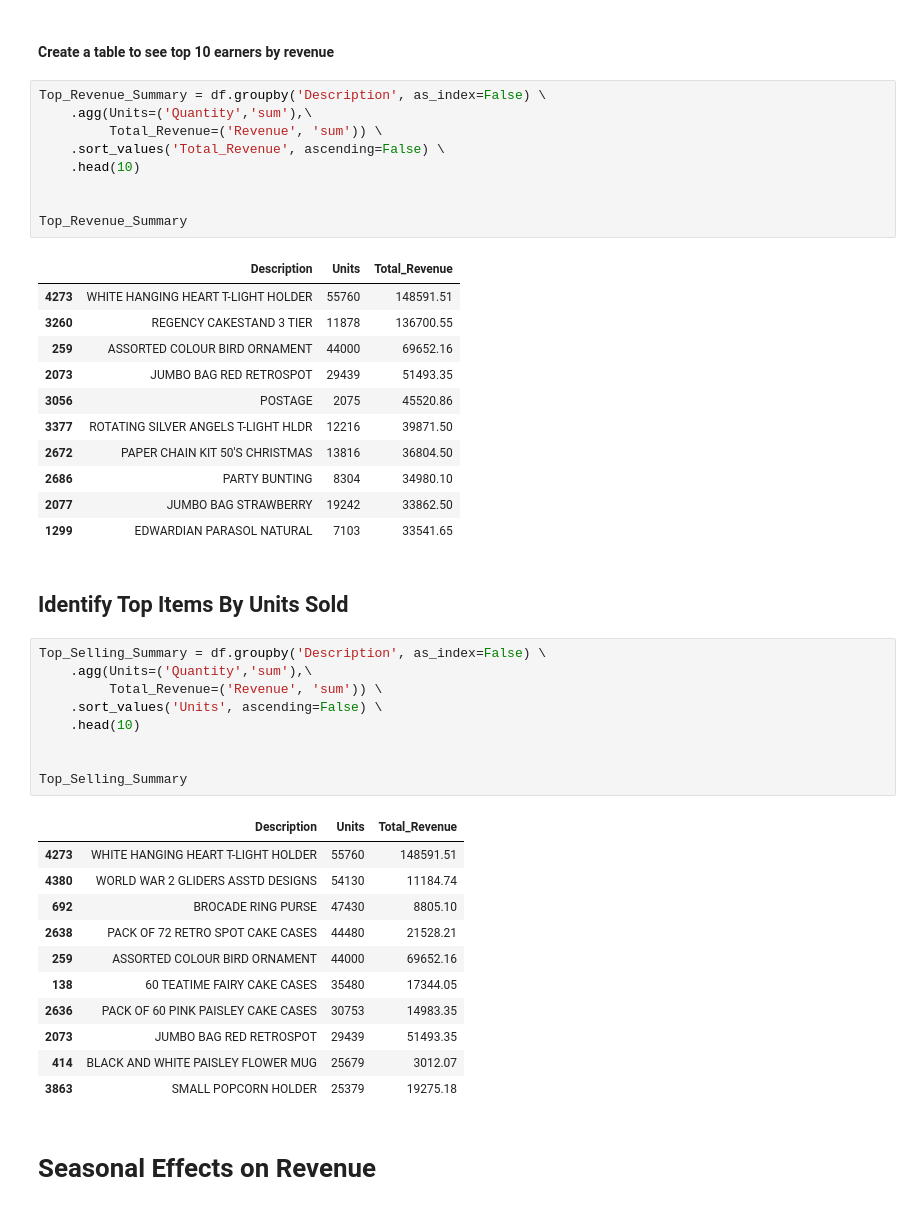
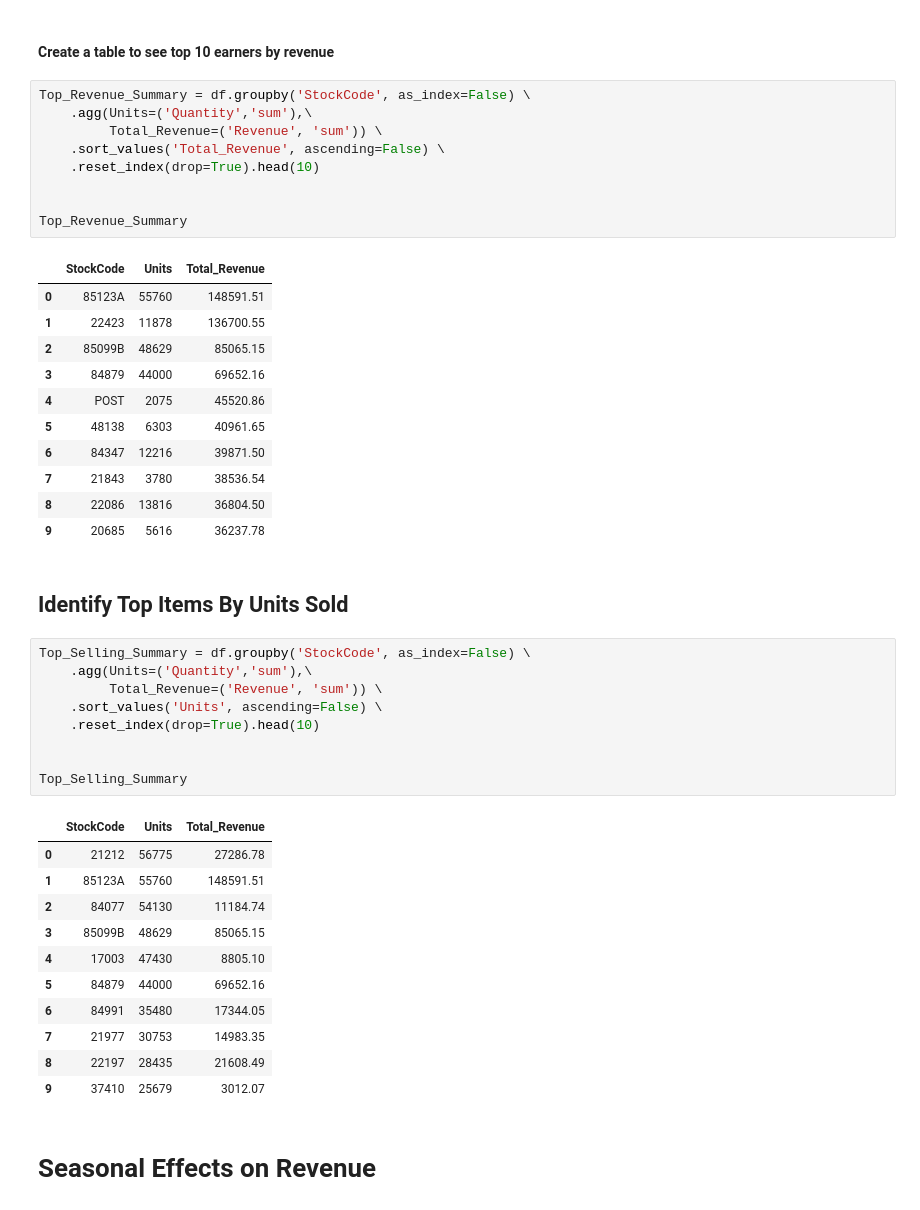
Before and after one commit to ZachariahPedro/Data-Portfolio, a Jupyter notebook: Pandas_Tableau_Project/Online_Retail_Analysis.ipynb, the cells around one changed output. Cells and saved outputs as stored; diff of their text form.

```diff
--- a/Pandas_Tableau_Project/Online_Retail_Analysis.ipynb
+++ b/Pandas_Tableau_Project/Online_Retail_Analysis.ipynb
@@ -58,49 +71,49 @@ df['Revenue'] = df['Quantity'] * df['Price']
 # %% [markdown]
 #### Create a table to see top 10 earners by revenue
 # %%
-Top_Revenue_Summary = df.groupby('Description', as_index=False) \
+Top_Revenue_Summary = df.groupby('StockCode', as_index=False) \
     .agg(Units=('Quantity','sum'),\
          Total_Revenue=('Revenue', 'sum')) \
     .sort_values('Total_Revenue', ascending=False) \
-    .head(10)
+    .reset_index(drop=True).head(10)
 
 
 Top_Revenue_Summary
 # %% [output]
-|  | Description | Units | Total_Revenue |
-| 4273 | WHITE HANGING HEART T-LIGHT HOLDER | 55760 | 148591.51 |
-| 3260 | REGENCY CAKESTAND 3 TIER | 11878 | 136700.55 |
-| 259 | ASSORTED COLOUR BIRD ORNAMENT | 44000 | 69652.16 |
-| 2073 | JUMBO BAG RED RETROSPOT | 29439 | 51493.35 |
-| 3056 | POSTAGE | 2075 | 45520.86 |
-| 3377 | ROTATING SILVER ANGELS T-LIGHT HLDR | 12216 | 39871.50 |
-| 2672 | PAPER CHAIN KIT 50'S CHRISTMAS | 13816 | 36804.50 |
-| 2686 | PARTY BUNTING | 8304 | 34980.10 |
-| 2077 | JUMBO BAG STRAWBERRY | 19242 | 33862.50 |
-| 1299 | EDWARDIAN PARASOL NATURAL | 7103 | 33541.65 |
+|  | StockCode | Units | Total_Revenue |
+| 0 | 85123A | 55760 | 148591.51 |
+| 1 | 22423 | 11878 | 136700.55 |
+| 2 | 85099B | 48629 | 85065.15 |
+| 3 | 84879 | 44000 | 69652.16 |
+| 4 | POST | 2075 | 45520.86 |
+| 5 | 48138 | 6303 | 40961.65 |
+| 6 | 84347 | 12216 | 39871.50 |
+| 7 | 21843 | 3780 | 38536.54 |
+| 8 | 22086 | 13816 | 36804.50 |
+| 9 | 20685 | 5616 | 36237.78 |
 # %% [markdown]
 ## Identify Top Items By Units Sold
 # %%
-Top_Selling_Summary = df.groupby('Description', as_index=False) \
+Top_Selling_Summary = df.groupby('StockCode', as_index=False) \
     .agg(Units=('Quantity','sum'),\
          Total_Revenue=('Revenue', 'sum')) \
     .sort_values('Units', ascending=False) \
-    .head(10)
+    .reset_index(drop=True).head(10)
 
 
 Top_Selling_Summary
 # %% [output]
-|  | Description | Units | Total_Revenue |
-| 4273 | WHITE HANGING HEART T-LIGHT HOLDER | 55760 | 148591.51 |
-| 4380 | WORLD WAR 2 GLIDERS ASSTD DESIGNS | 54130 | 11184.74 |
-| 692 | BROCADE RING PURSE | 47430 | 8805.10 |
-| 2638 | PACK OF 72 RETRO SPOT CAKE CASES | 44480 | 21528.21 |
-| 259 | ASSORTED COLOUR BIRD ORNAMENT | 44000 | 69652.16 |
-| 138 | 60 TEATIME FAIRY CAKE CASES | 35480 | 17344.05 |
-| 2636 | PACK OF 60 PINK PAISLEY CAKE CASES | 30753 | 14983.35 |
-| 2073 | JUMBO BAG RED RETROSPOT | 29439 | 51493.35 |
-| 414 | BLACK AND WHITE PAISLEY FLOWER MUG | 25679 | 3012.07 |
-| 3863 | SMALL POPCORN HOLDER | 25379 | 19275.18 |
+|  | StockCode | Units | Total_Revenue |
+| 0 | 21212 | 56775 | 27286.78 |
+| 1 | 85123A | 55760 | 148591.51 |
+| 2 | 84077 | 54130 | 11184.74 |
+| 3 | 85099B | 48629 | 85065.15 |
+| 4 | 17003 | 47430 | 8805.10 |
+| 5 | 84879 | 44000 | 69652.16 |
+| 6 | 84991 | 35480 | 17344.05 |
+| 7 | 21977 | 30753 | 14983.35 |
+| 8 | 22197 | 28435 | 21608.49 |
+| 9 | 37410 | 25679 | 3012.07 |
 # %% [markdown]
 # Seasonal Effects on Revenue
 # %%
```
Also changed, not shown: parts of 8 cells of this notebook.
